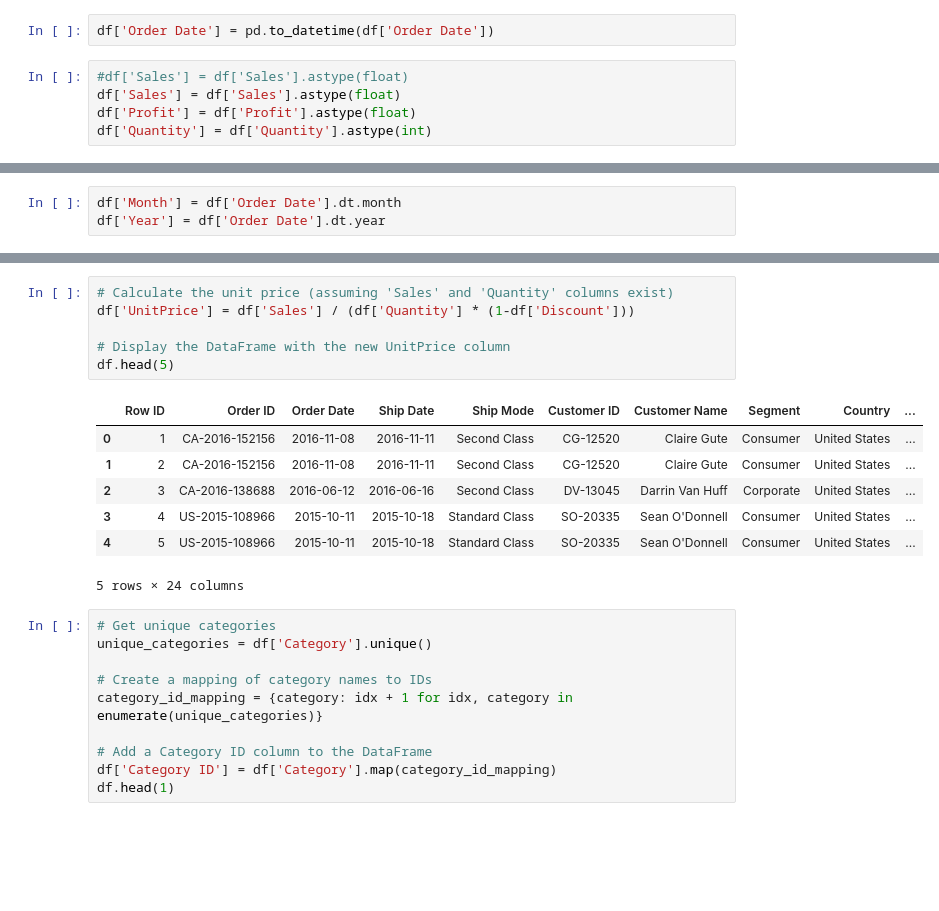
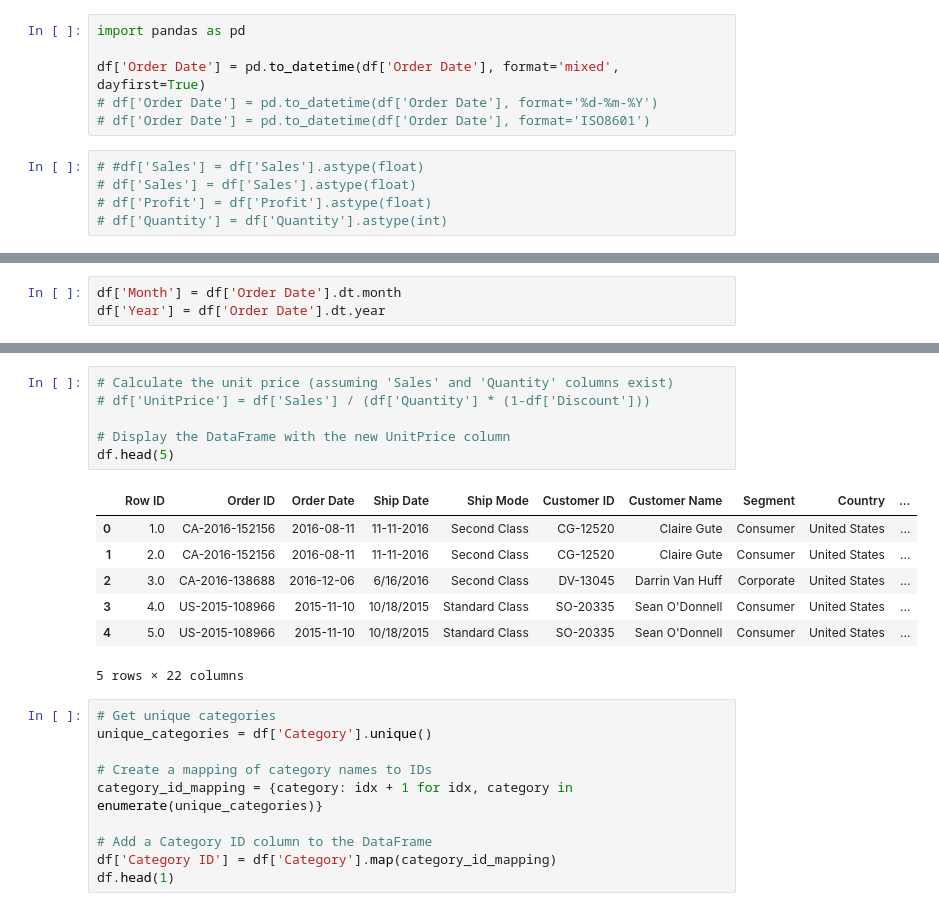
Before and after one commit to Sudha25a/E-Commerce-Project, a Jupyter notebook: E Commerce EDA.ipynb, the cells around one changed output, grey strips where cells are left out. Saved outputs shown, nothing was run; the diff lists cells and outputs as text; blank space fills up the shorter version.

```diff
--- a/E Commerce EDA.ipynb
+++ b/E Commerce EDA.ipynb
@@ -99,10 +99,14 @@ df.head(5)
-# %%
-df['Order Date'] = pd.to_datetime(df['Order Date'])
+# %%
+import pandas as pd
+
+df['Order Date'] = pd.to_datetime(df['Order Date'], format='mixed', dayfirst=True)
+# df['Order Date'] = pd.to_datetime(df['Order Date'], format='%d-%m-%Y')
+# df['Order Date'] = pd.to_datetime(df['Order Date'], format='ISO8601')
 # %%
-#df['Sales'] = df['Sales'].astype(float)
-df['Sales'] = df['Sales'].astype(float)
-df['Profit'] = df['Profit'].astype(float)
-df['Quantity'] = df['Quantity'].astype(int)
+# #df['Sales'] = df['Sales'].astype(float)
+# df['Sales'] = df['Sales'].astype(float)
+# df['Profit'] = df['Profit'].astype(float)
+# df['Quantity'] = df['Quantity'].astype(int)
 # %%
 df.head(2)
 # %% [output]
@@ -189,18 +193,18 @@ Year                      int32
 dtype: object
 # %%
 # Calculate the unit price (assuming 'Sales' and 'Quantity' columns exist)
-df['UnitPrice'] = df['Sales'] / (df['Quantity'] * (1-df['Discount']))
+# df['UnitPrice'] = df['Sales'] / (df['Quantity'] * (1-df['Discount']))
 
 # Display the DataFrame with the new UnitPrice column
 df.head(5)
 # %% [output]
 |  | Row ID | Order ID | Order Date | Ship Date | Ship Mode | Customer ID | Customer Name | Segment | Country | ... |
-| 0 | 1 | CA-2016-152156 | 2016-11-08 | 2016-11-11 | Second Class | CG-12520 | Claire Gute | Consumer | United States | ... |
-| 1 | 2 | CA-2016-152156 | 2016-11-08 | 2016-11-11 | Second Class | CG-12520 | Claire Gute | Consumer | United States | ... |
-| 2 | 3 | CA-2016-138688 | 2016-06-12 | 2016-06-16 | Second Class | DV-13045 | Darrin Van Huff | Corporate | United States | ... |
-| 3 | 4 | US-2015-108966 | 2015-10-11 | 2015-10-18 | Standard Class | SO-20335 | Sean O'Donnell | Consumer | United States | ... |
-| 4 | 5 | US-2015-108966 | 2015-10-11 | 2015-10-18 | Standard Class | SO-20335 | Sean O'Donnell | Consumer | United States | ... |
+| 0 | 1.0 | CA-2016-152156 | 2016-08-11 | 11-11-2016 | Second Class | CG-12520 | Claire Gute | Consumer | United States | ... |
+| 1 | 2.0 | CA-2016-152156 | 2016-08-11 | 11-11-2016 | Second Class | CG-12520 | Claire Gute | Consumer | United States | ... |
+| 2 | 3.0 | CA-2016-138688 | 2016-12-06 | 6/16/2016 | Second Class | DV-13045 | Darrin Van Huff | Corporate | United States | ... |
+| 3 | 4.0 | US-2015-108966 | 2015-11-10 | 10/18/2015 | Standard Class | SO-20335 | Sean O'Donnell | Consumer | United States | ... |
+| 4 | 5.0 | US-2015-108966 | 2015-11-10 | 10/18/2015 | Standard Class | SO-20335 | Sean O'Donnell | Consumer | United States | ... |
-5 rows × 24 columns
+5 rows × 22 columns
 # %%
 # Get unique categories
 unique_categories = df['Category'].unique()
```
Also changed, not shown: parts of 6 cells of this notebook, 1 other file.
